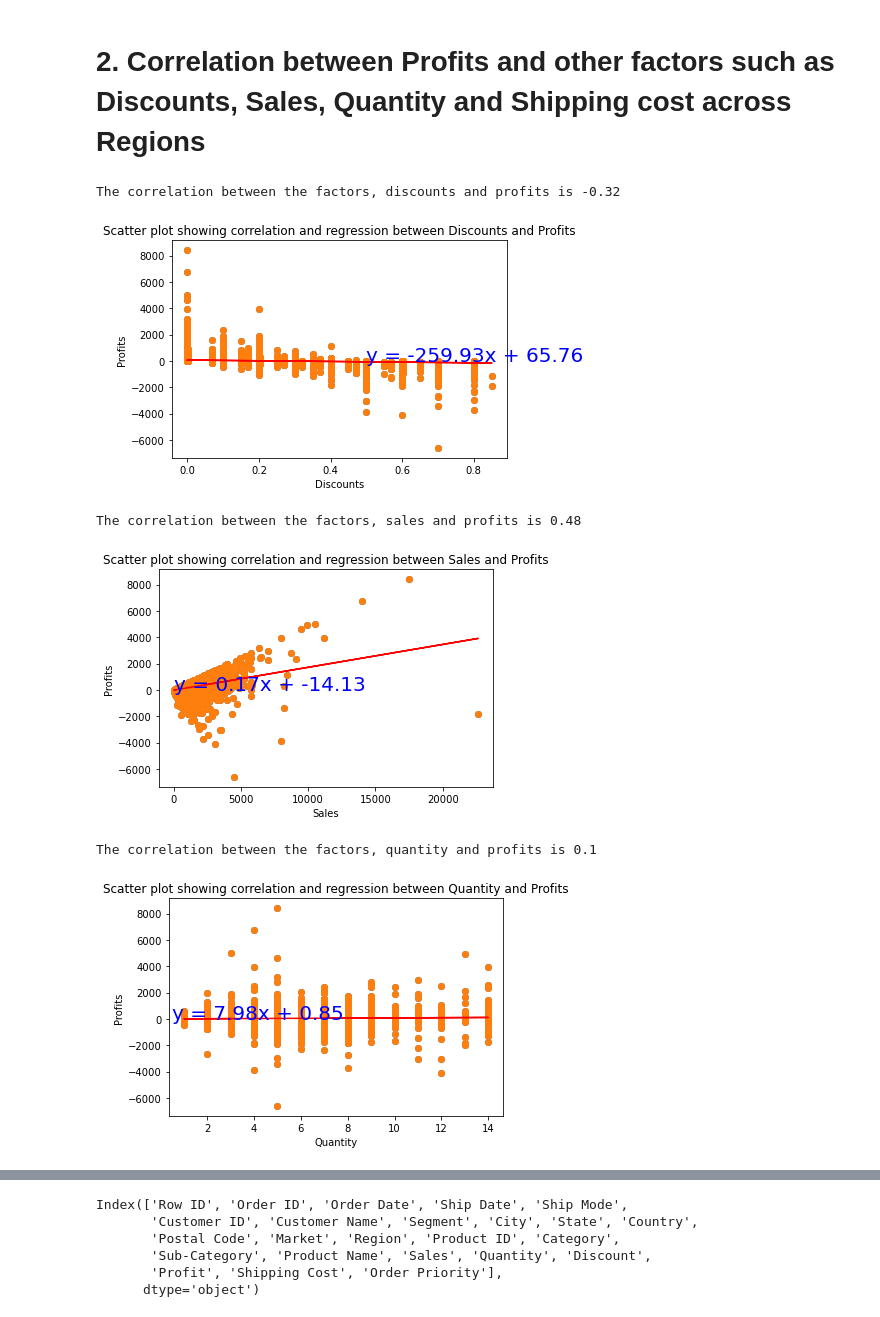
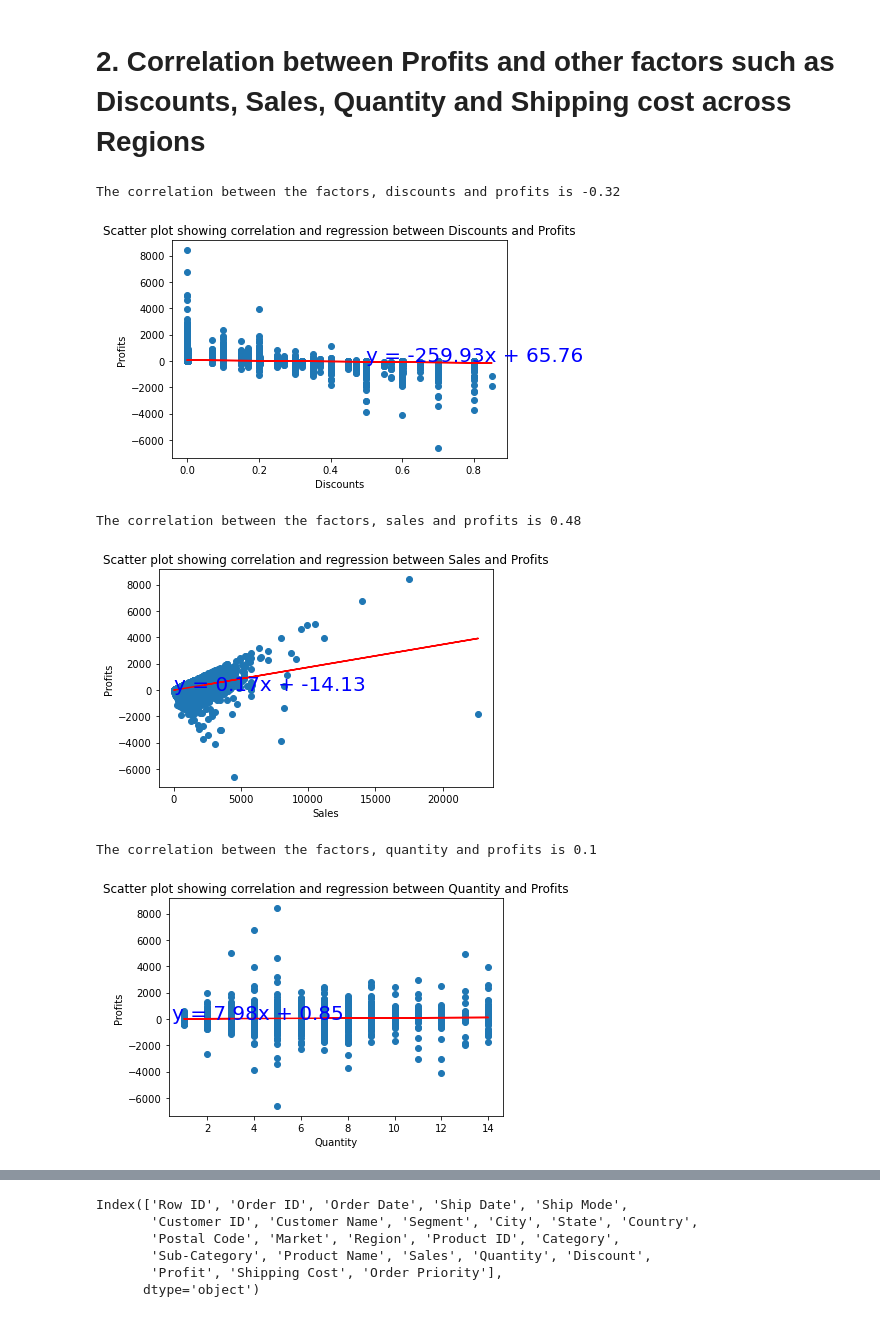
Before and after one commit to lmharlem/Project_GlobalSuperStore, a Jupyter notebook: GlobalSuperstore.ipynb, the cells around one changed output, grey strips where cells are left out. Cells and saved outputs as stored; diff of their text form; code cells hidden in the pictures.

```diff
--- a/GlobalSuperstore.ipynb
+++ b/GlobalSuperstore.ipynb
@@ -84,7 +92,7 @@ profits = sstore_df['Profit']
 # %%
 #Calculation of correlation between discounts and profits.
 from scipy.stats import linregress
-correlation = st.pearsonr(discounts,profits)
+correlation = st.pearsonr(discount,profit)
 plt.scatter(discounts,profits)
 plt.title('Scatter plot showing correlation and regression between Discounts and Profits')
 plt.xlabel('Discounts')
@@ -92,13 +100,12 @@ plt.ylabel('Profits')
 (slope, intercept, rvalue, pvalue, stderr) = linregress(discounts, profits)
 regress_values = discounts * slope + intercept
 line_eq = 'y = ' + str(round(slope,2)) + 'x + ' + str(round(intercept,2))
-plt.scatter(discounts, profits)
 plt.plot(discounts,regress_values,"r-")
 plt.annotate(line_eq,(0.5,10),fontsize=20,color='blue')
 print(f'The correlation between the factors, discounts and profits is {round(correlation[0],2)}')
 # %% [output]
 The correlation between the factors, discounts and profits is -0.32
-[figure, old version]
+[figure, new version]
 # %%
 #Extracting the series of Sales and the corresponding Profit/Loss.
 sales = sstore_df['Sales']
@@ -114,13 +121,12 @@ plt.ylabel('Profits')
 (slope, intercept, rvalue, pvalue, stderr) = linregress(sales, profits)
 regress_values = sales * slope + intercept
 line_eq = 'y = ' + str(round(slope,2)) + 'x + ' + str(round(intercept,2))
-plt.scatter(sales, profits)
 plt.plot(sales,regress_values,"r-")
 plt.annotate(line_eq,(0.5,10),fontsize=20,color='blue')
 print(f'The correlation between the factors, sales and profits is {round(correlation[0],2)}')
 # %% [output]
 The correlation between the factors, sales and profits is 0.48
-[figure, old version]
+[figure, new version]
 # %%
 #Extracting the series of Quantity and the corresponding Profit/Loss.
 quantity = sstore_df['Quantity']
@@ -128,21 +134,20 @@ profits = sstore_df['Profit']
 # %%
 #Calculation of correlation between sales and profits.
 from scipy.stats import linregress
 correlation = st.pearsonr(quantity,profits)
 plt.scatter(quantity,profits)
 plt.title('Scatter plot showing correlation and regression between Quantity and Profits')
 plt.xlabel('Quantity')
 plt.ylabel('Profits')
 (slope, intercept, rvalue, pvalue, stderr) = linregress(quantity, profits)
 regress_values = quantity * slope + intercept
 line_eq = 'y = ' + str(round(slope,2)) + 'x + ' + str(round(intercept,2))
-plt.scatter(quantity, profits)
 plt.plot(quantity,regress_values,"r-")
 plt.annotate(line_eq,(0.5,10),fontsize=20,color='blue')
 print(f'The correlation between the factors, quantity and profits is {round(correlation[0],2)}')
 # %% [output]
 The correlation between the factors, quantity and profits is 0.1
-[figure, old version]
+[figure, new version]
 # %%
 #Extracting the series of Shipping cost and the corresponding Profit/Loss.
 shipping = sstore_df['Shipping Cost']
```
Also changed, not shown: parts of 21 cells of this notebook, 1 other file.
